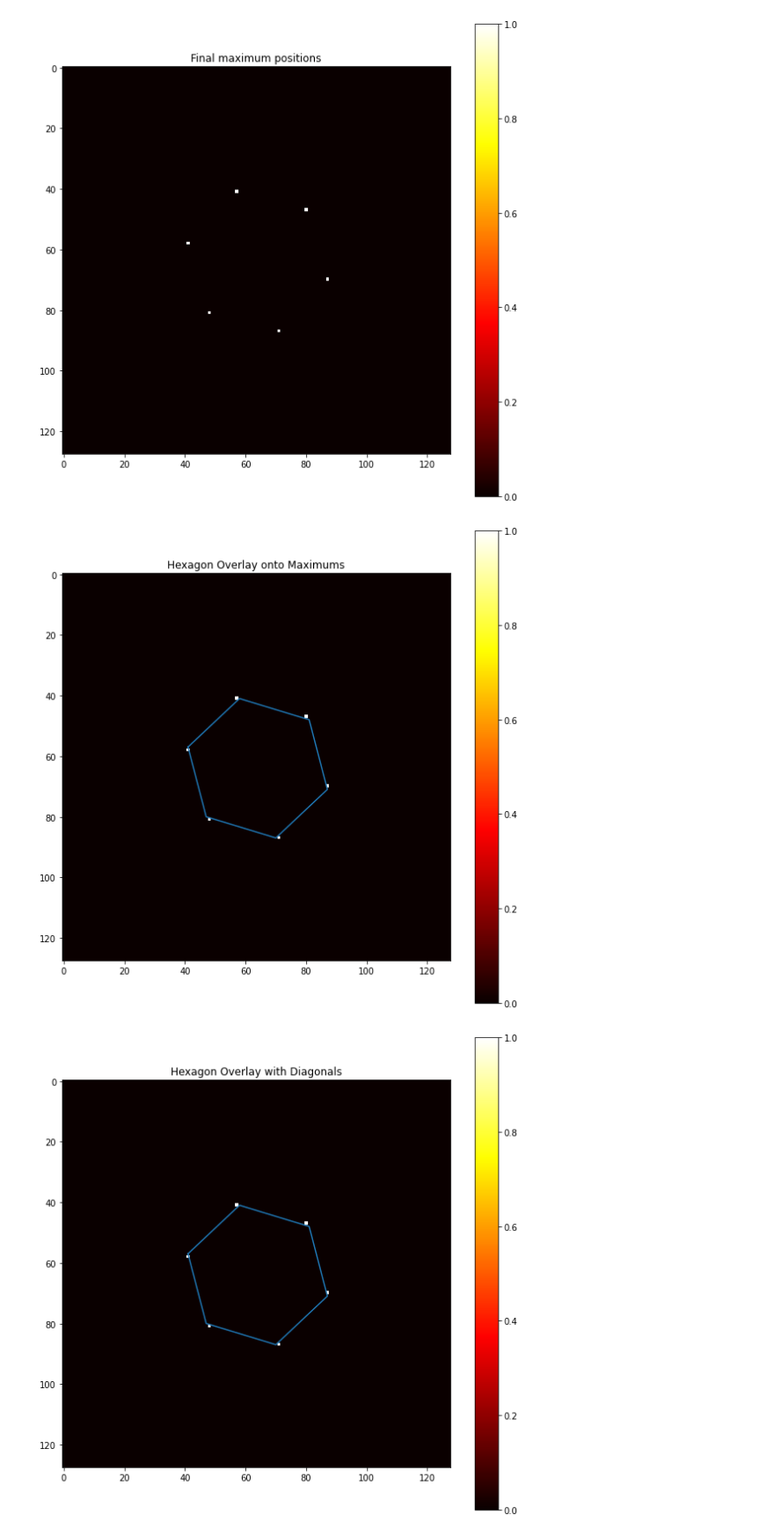
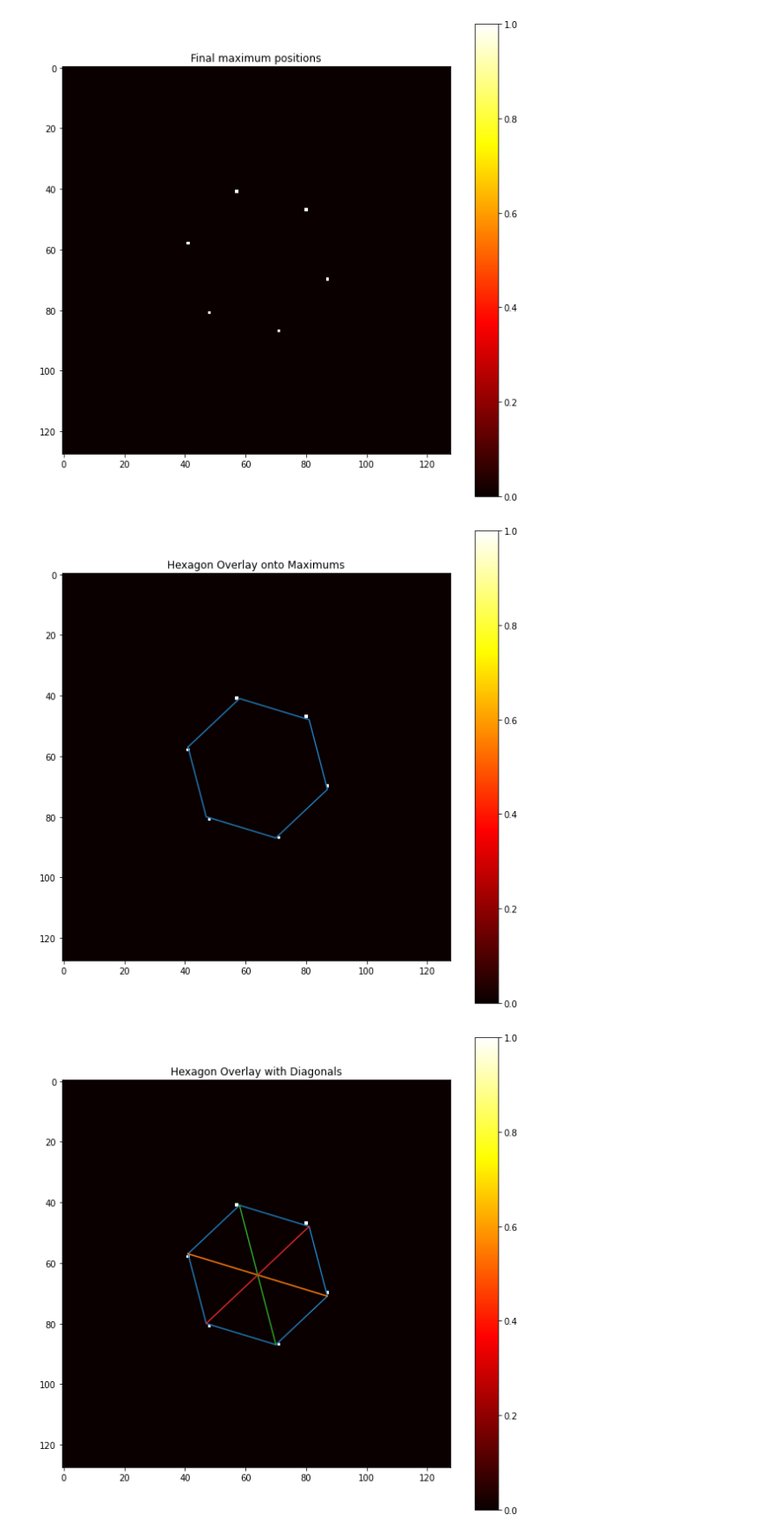
Before and after one commit to nimaser/moire-image-processing, a Jupyter notebook: data-extraction.ipynb, the cells around one changed output. Shown at 88% size. Drawn from its saved outputs; the diff is of its cells as text; code cells hidden in the pictures.

```diff
--- a/data-extraction.ipynb
+++ b/data-extraction.ipynb
@@ -47,9 +53,5 @@ ut.heatmap(abs(fftdata) - filteredfft, "Raw vs Filtered FFT Data Difference")
 # %%
-# find maximums of filtered vs nonfiltered, then plot
-maxes1 = spnd.maximum_filter(fftdata, 15)
-maxes2 = spnd.maximum_filter(filteredfft, 15)
-
-ut.heatmap(maxes1, "Maxes from unfiltered FFT")
-ut.heatmap(maxes2, "Maxes from filtered FFT")
-ut.heatmap(maxes1 - maxes2, "Unfiltered vs Filtered FFT Maxes Difference")
+# find maximums of smoothed fft data, then plot
+maxes = spnd.maximum_filter(filteredfft, 11)
+ut.heatmap(maxes, "Maxes from unfiltered FFT")
 # %% [output]
@@ -59,6 +59,6 @@ ut.heatmap(maxes1 - maxes2, "Unfiltered vs Filtered FFT Maxes Difference")
 # %%
 # find points where local max has same value as point itself
-isolated_maxes = (maxes2 == filteredfft) * filteredfft
+isolated_maxes = (maxes == filteredfft) * filteredfft
 ut.heatmap(isolated_maxes, "Isolated maximums")
 
 # blot out the middle to remove the extraneous points near 0
@@ -76,20 +76,21 @@ ut.heatmap(maxes_bitmap, "Final maximum positions")
 # %%
 # get hexagon vertices and reorder
 vertices = ut.bitmap_to_positions(maxes_bitmap)
 ut.order_vertex_positions(vertices)
 
 # make ordered list of x and y components of vertices, then append the first point again to make a closed loop
 vertices_x, vertices_y = [x for x, y in vertices] + [vertices[0][0]], [y for x, y in vertices] + [vertices[0][1]]
 
 # plot hexagon onto image
 plt.plot(vertices_x, vertices_y)
 ut.heatmap(maxes_bitmap, "Hexagon Overlay onto Maximums")
 
 # plot hexagon with diagonals
 diagonals = ut.get_hexagon_diagonals(vertices)
+plottable_diagonals = map(lambda l: list(zip(l[0], l[1])), diagonals)
 plt.plot(vertices_x, vertices_y)
-map(lambda x, y: plt.plot(x, y), map(lambda pt1, pt2: list[zip(pt1, pt2)], diagonals))
+for diagonal in plottable_diagonals: plt.plot(*diagonal)
 ut.heatmap(maxes_bitmap, "Hexagon Overlay with Diagonals")
 # %% [output]
 [figure]
-[figure, old version]
+[figure, new version]
```
Also changed, not shown: parts of 5 cells of this notebook, 1 other file.
